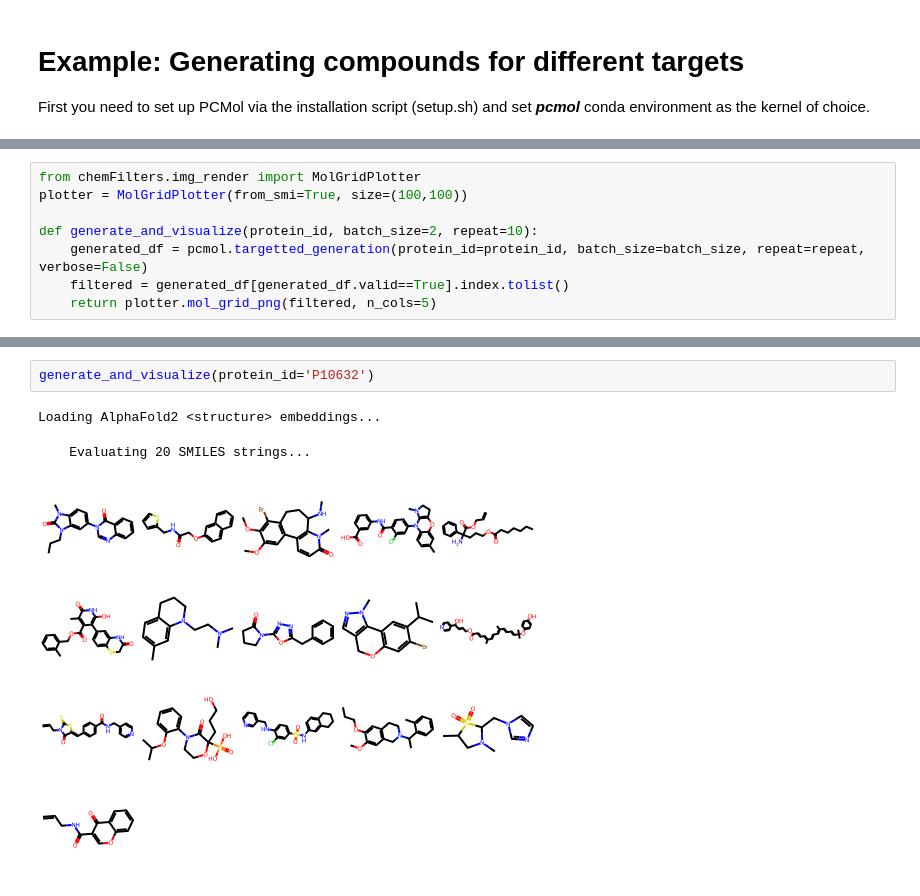
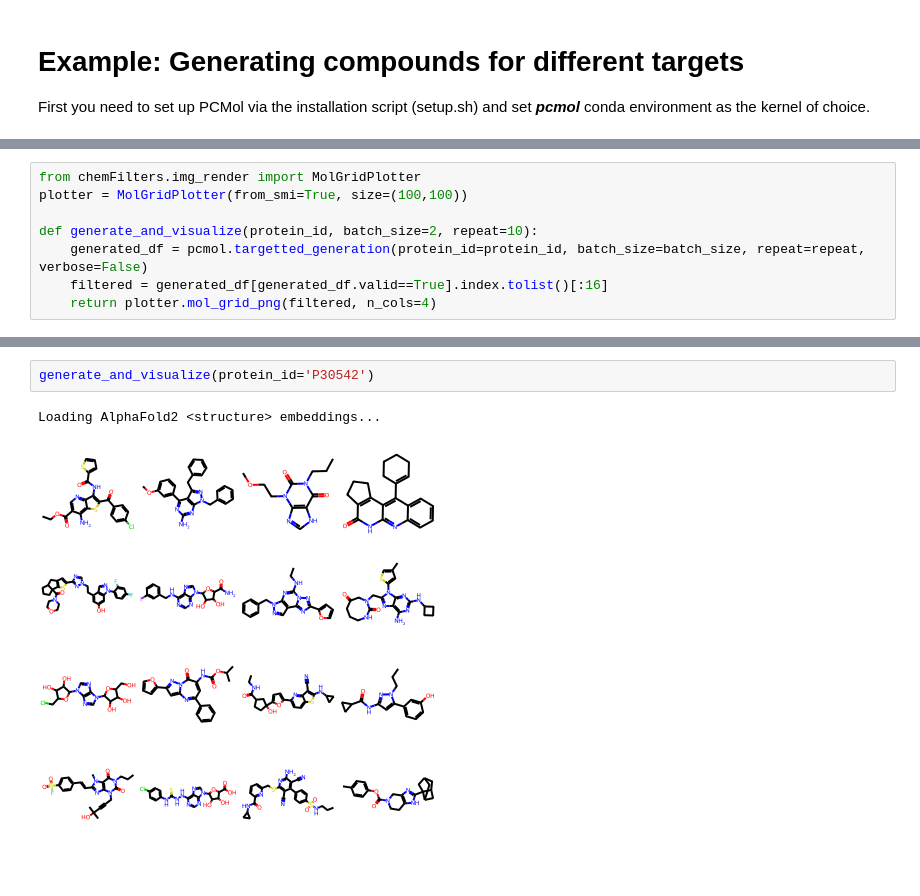
Before and after one commit to CDDLeiden/PCMol, a Jupyter notebook: notebooks/generate.ipynb, the cells around one changed output, grey strips where cells are left out. Cells and saved outputs as stored; diff of their text form.

Commit message:
Examples of generated molecules

```diff
--- a/notebooks/generate.ipynb
+++ b/notebooks/generate.ipynb
@@ -35,5 +40,5 @@ plotter = MolGridPlotter(from_smi=True, size=(100,100))
 
 def generate_and_visualize(protein_id, batch_size=2, repeat=10):
     generated_df = pcmol.targetted_generation(protein_id=protein_id, batch_size=batch_size, repeat=repeat, verbose=False)
-    filtered = generated_df[generated_df.valid==True].index.tolist()
-    return plotter.mol_grid_png(filtered, n_cols=5)
+    filtered = generated_df[generated_df.valid==True].index.tolist()[:16]
+    return plotter.mol_grid_png(filtered, n_cols=4)
@@ -40,9 +69,8 @@ def generate_and_visualize(protein_id, batch_size=2, repeat=10):
 # %%
-generate_and_visualize(protein_id='P10632')
+generate_and_visualize(protein_id='P30542')
 # %% [output]
 Loading AlphaFold2 <structure> embeddings...
-    Evaluating 20 SMILES strings...
-[figure, old version]
+[figure, new version]
 # %%
 generate_and_visualize(protein_id='P17948')
 # %% [output]
```
Also changed, not shown: parts of 21 cells of this notebook, 2 other files.
